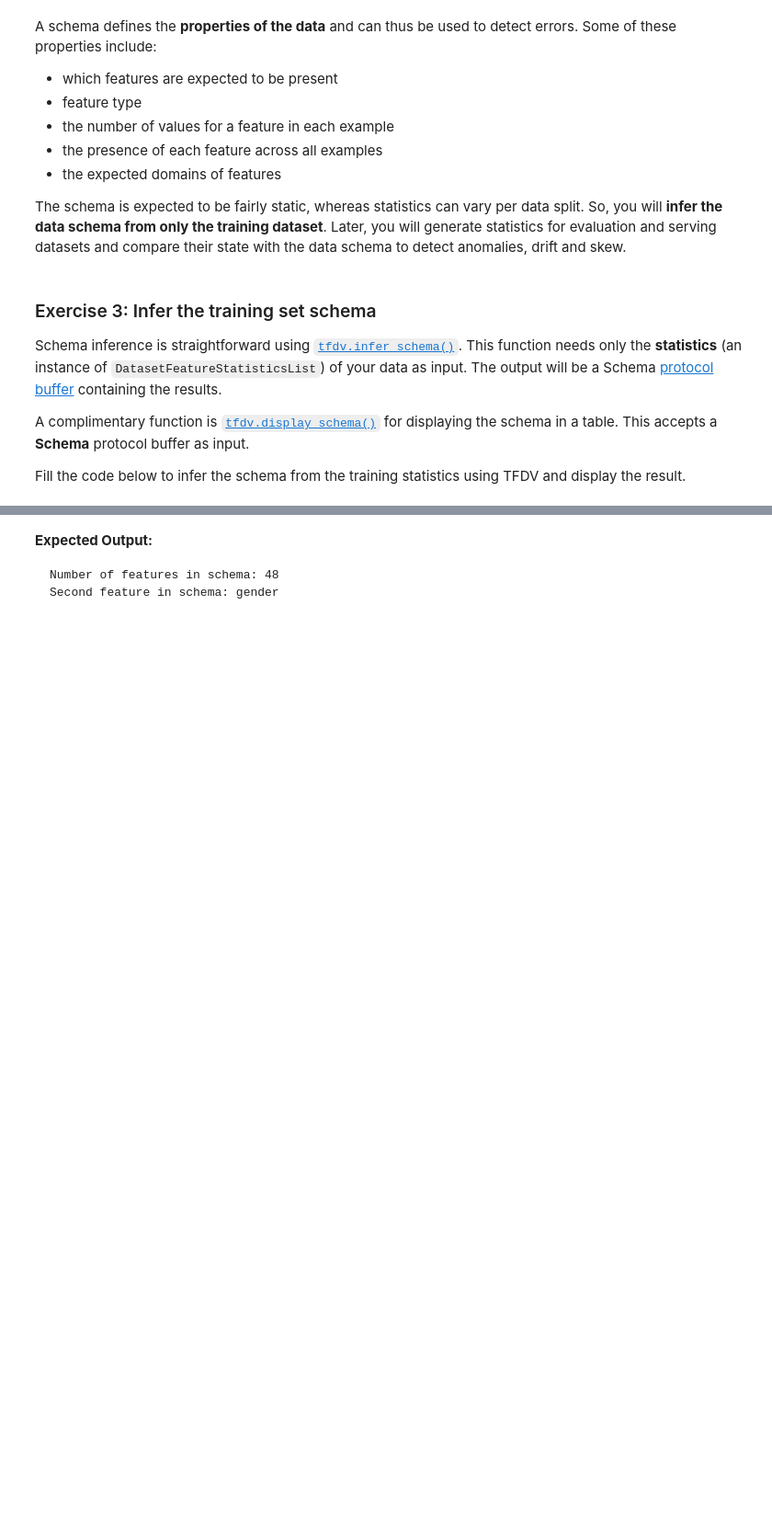
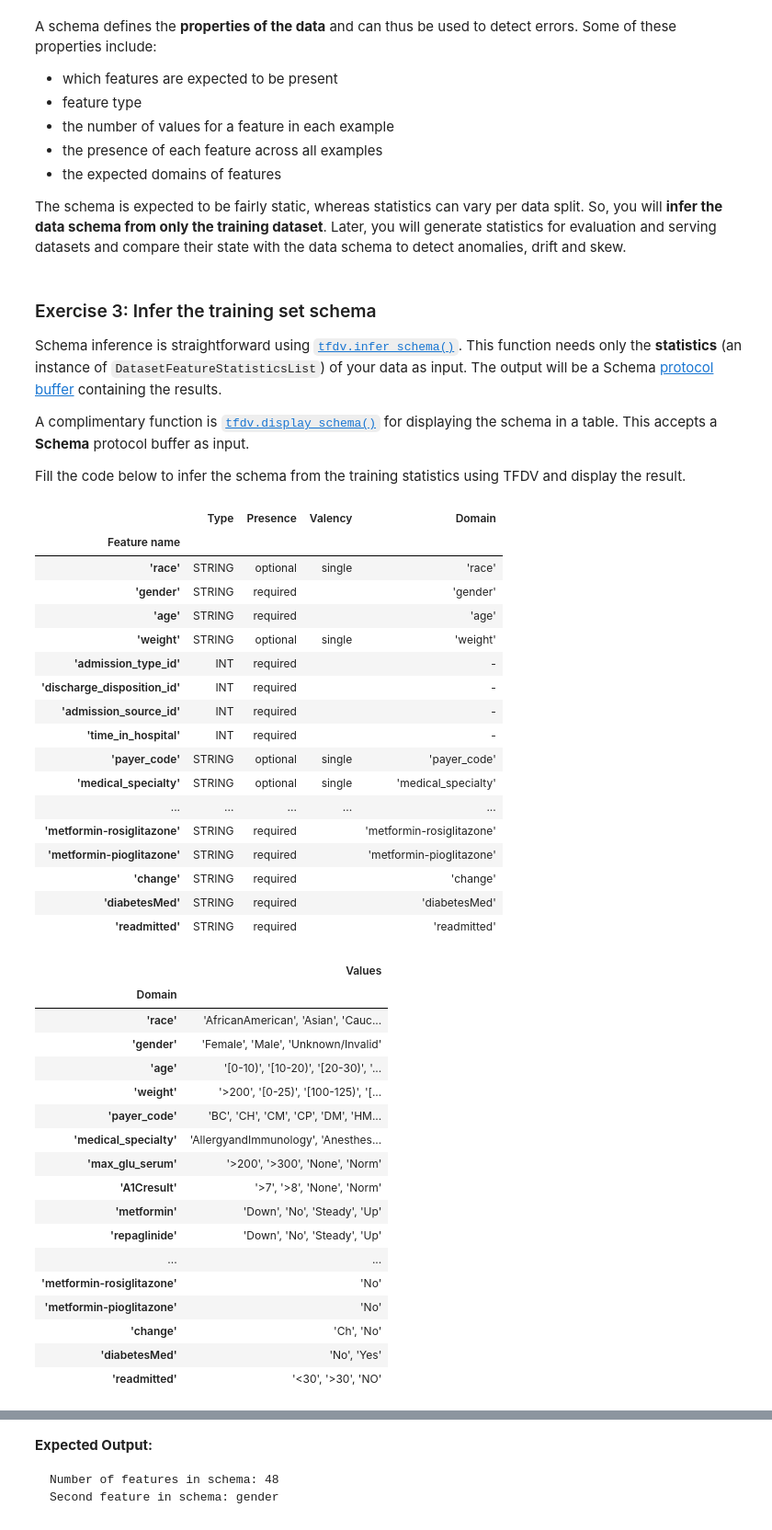
Before and after one commit to zhulingchen/Machine-Learning-Engineering-for-Production-MLOps-Specialization, a Jupyter notebook: Machine Learning Data Lifecycle in Production/C2W1_Assignment.ipynb, the cells around one changed output, grey strips where cells are left out. Shown: that part at 92% size. Drawn from its saved outputs; the diff is of its cells as text; code cells hidden in the pictures; blank space fills up the shorter version.

```diff
--- a/Machine Learning Data Lifecycle in Production/C2W1_Assignment.ipynb
+++ b/Machine Learning Data Lifecycle in Production/C2W1_Assignment.ipynb
@@ -169,7 +188,8 @@ Since you already have the data stored in a DataFrame you can use the function [
 Complete the cell below to generate the statistics of the training set. Remember to pass the training dataframe and the `stats_options` that you defined above as arguments.
 # %%
 ### START CODE HERE
-train_stats = None
+# only use columns listed in approved_cols from train_df
+train_stats = tfdv.generate_statistics_from_dataframe(train_df, stats_options=stats_options)
 ### END CODE HERE
 # %%
 # TEST CODE
@@ -230,11 +257,48 @@ Fill the code below to infer the schema from the training statistics using TFDV
 # %%
 ### START CODE HERE
 # Infer the data schema by using the training statistics that you generated
-schema = None
+schema = tfdv.infer_schema(train_stats)
 
 # Display the data schema
-None
+tfdv.display_schema(schema)
 ### END CODE HERE
+# %% [output]
+|  | Type | Presence | Valency | Domain |
+| Feature name |  |  |  |  |
+| 'race' | STRING | optional | single | 'race' |
+| 'gender' | STRING | required |  | 'gender' |
+| 'age' | STRING | required |  | 'age' |
+| 'weight' | STRING | optional | single | 'weight' |
+| 'admission_type_id' | INT | required |  | - |
+| 'discharge_disposition_id' | INT | required |  | - |
+| 'admission_source_id' | INT | required |  | - |
+| 'time_in_hospital' | INT | required |  | - |
+| 'payer_code' | STRING | optional | single | 'payer_code' |
+| 'medical_specialty' | STRING | optional | single | 'medical_specialty' |
+| ... | ... | ... | ... | ... |
+| 'metformin-rosiglitazone' | STRING | required |  | 'metformin-rosiglitazone' |
+| 'metformin-pioglitazone' | STRING | required |  | 'metformin-pioglitazone' |
+| 'change' | STRING | required |  | 'change' |
+| 'diabetesMed' | STRING | required |  | 'diabetesMed' |
+| 'readmitted' | STRING | required |  | 'readmitted' |
+|  | Values |
+| Domain |  |
+| 'race' | 'AfricanAmerican', 'Asian', 'Cauc... |
+| 'gender' | 'Female', 'Male', 'Unknown/Invalid' |
+| 'age' | '[0-10)', '[10-20)', '[20-30)', '... |
+| 'weight' | '>200', '[0-25)', '[100-125)', '[... |
+| 'payer_code' | 'BC', 'CH', 'CM', 'CP', 'DM', 'HM... |
+| 'medical_specialty' | 'AllergyandImmunology', 'Anesthes... |
+| 'max_glu_serum' | '>200', '>300', 'None', 'Norm' |
+| 'A1Cresult' | '>7', '>8', 'None', 'Norm' |
+| 'metformin' | 'Down', 'No', 'Steady', 'Up' |
+| 'repaglinide' | 'Down', 'No', 'Steady', 'Up' |
+| ... | ... |
+| 'metformin-rosiglitazone' | 'No' |
+| 'metformin-pioglitazone' | 'No' |
+| 'change' | 'Ch', 'No' |
+| 'diabetesMed' | 'No', 'Yes' |
+| 'readmitted' | '<30', '>30', 'NO' |
 # %%
 # TEST CODE
 
```
Also changed, not shown: parts of 17 cells of this notebook.
